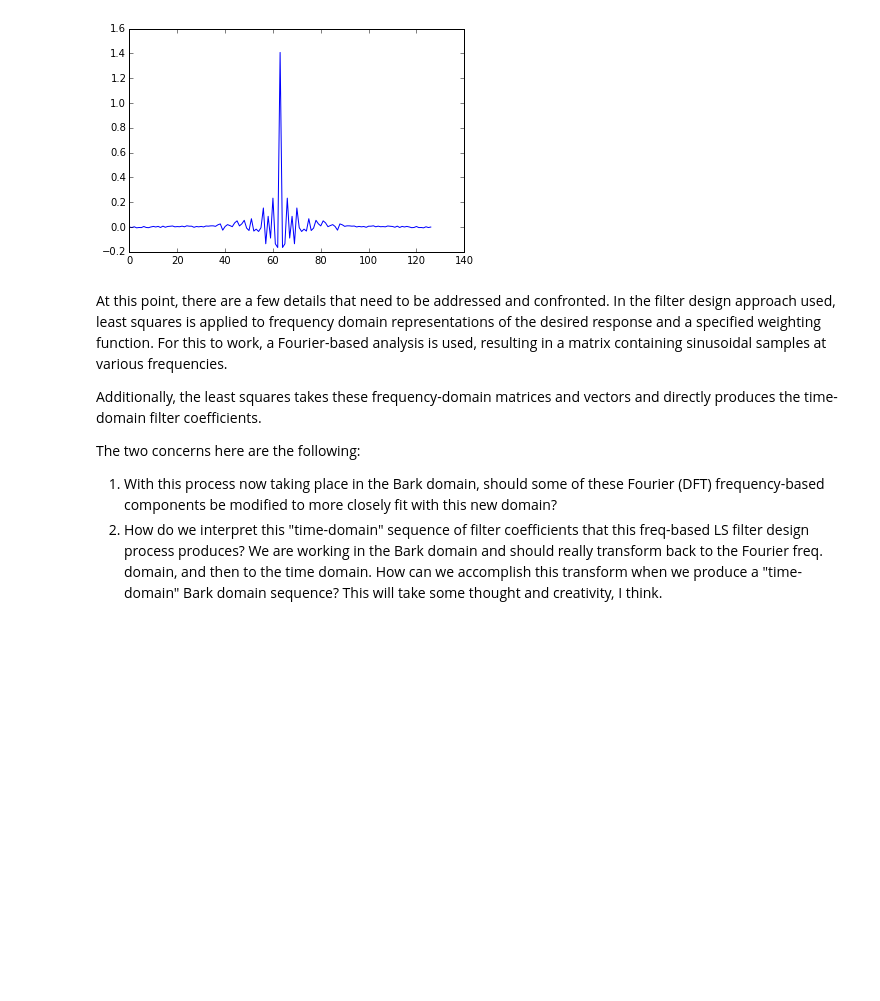
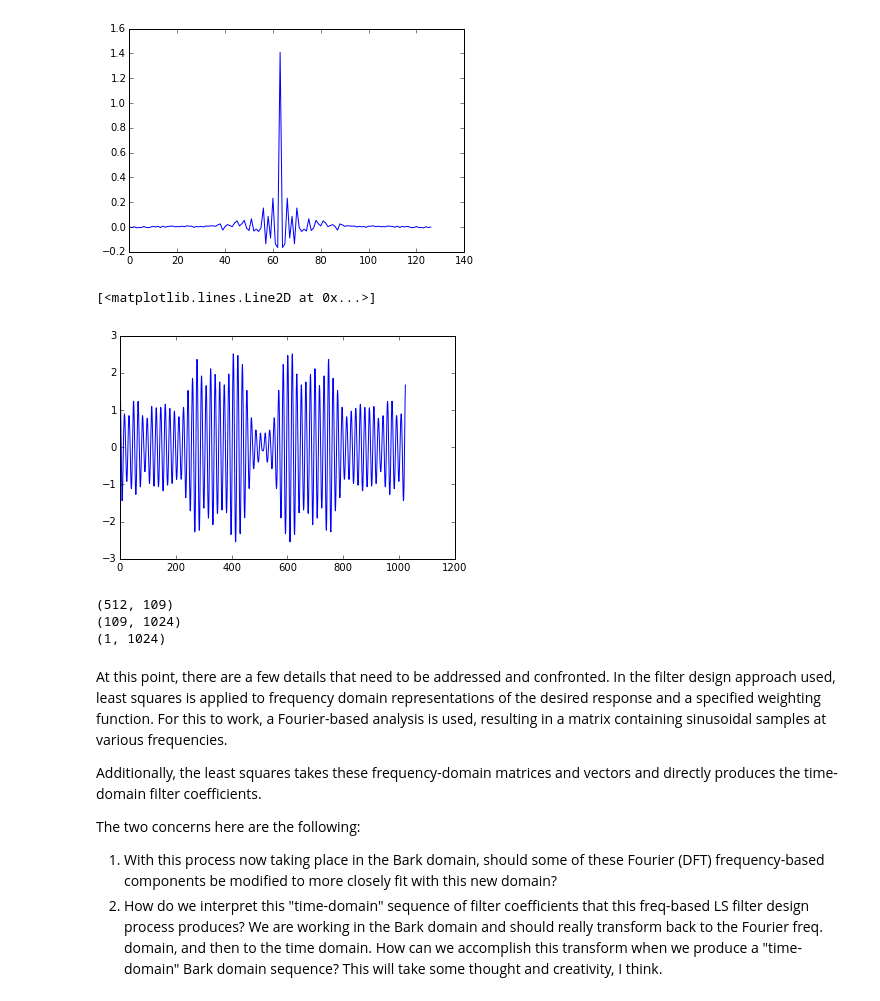
Before and after one commit to stephencwelch/Perceptual-Coding-In-Python, a Jupyter notebook: Bark Domain Filter Design.ipynb, the cells around one changed output. Saved outputs shown, nothing was run; the diff lists cells and outputs as text; code cells hidden in the pictures; blank space fills up the shorter version.

Commit message:
modified Explore Bark Domain Filter Design.ipynb

```diff
--- a/Bark Domain Filter Design.ipynb
+++ b/Bark Domain Filter Design.ipynb
@@ -153,3 +153,10 @@ plot(h_bark)
 # %% [output]
 [<matplotlib.lines.Line2D at 0x...>]
 [figure]
+# %%
+H_bark = np.fft.fft(h_bark.T,L_dft)
+# %%
+plot(H_bark.T)
+# %% [output]
+[<matplotlib.lines.Line2D at 0x...>]
+[figure, added]
@@ -156,3 +167,11 @@ plot(h_bark)
+# %%
+print B.W_inv.shape
+print B.W.shape
+print H_bark.shape
+# %% [output]
+(512, 109)
+(109, 1024)
+(1, 1024)
 # %% [markdown]
 At this point, there are a few details that need to be addressed and confronted. In the filter design approach used, least squares is applied to frequency domain representations of the desired response and a specified weighting function. For this to work, a Fourier-based analysis is used, resulting in a matrix containing sinusoidal samples at various frequencies.
 
```
Also changed, not shown: parts of 9 cells of this notebook, 3 other files.
